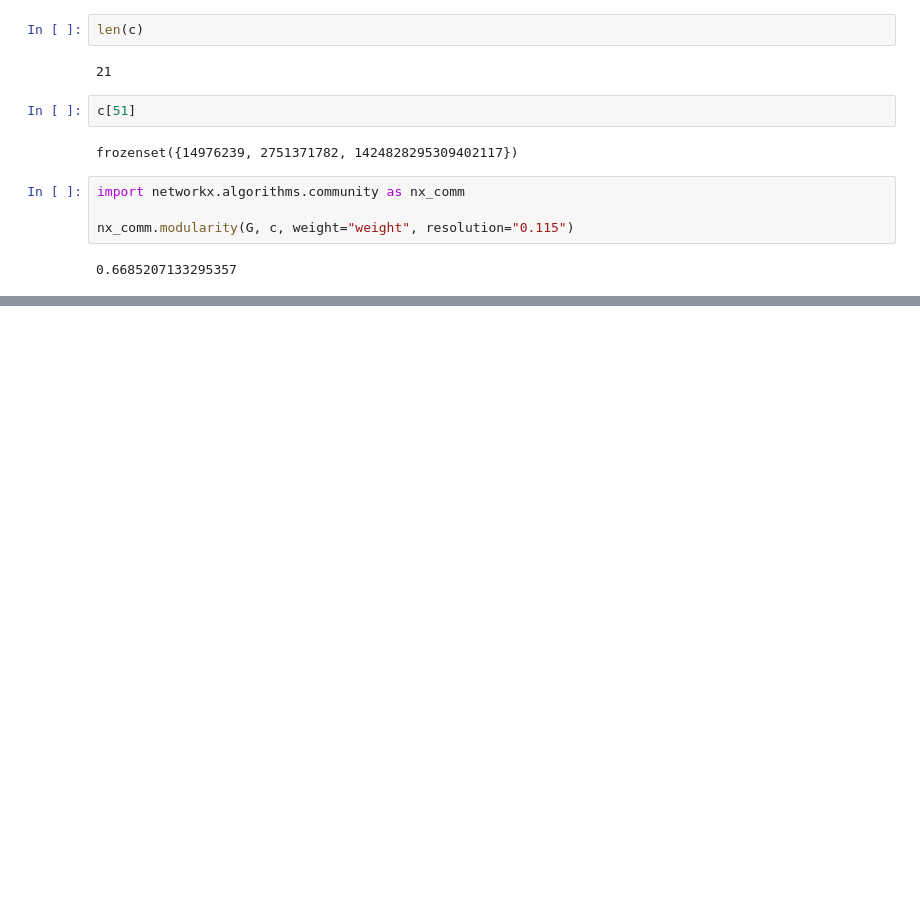
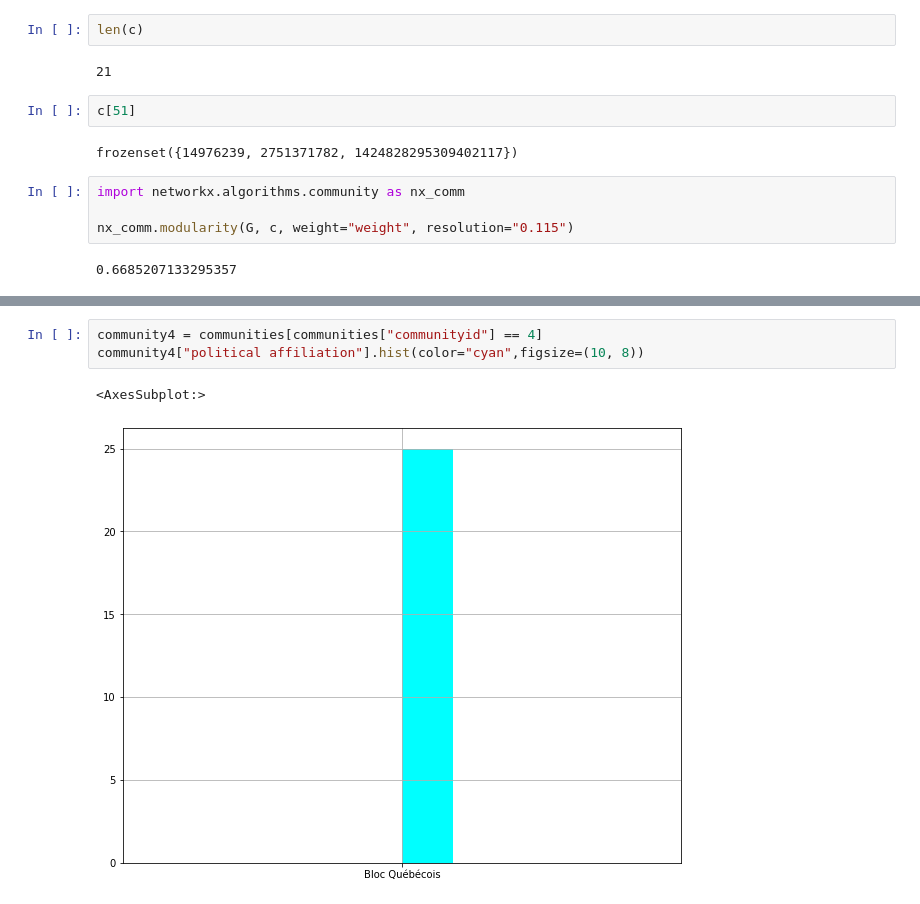
Before and after one commit to kaitlin31415/Canadian-Political-Diversification-Network-Analysis, a Jupyter notebook: Final_Full_Network/Community Analysis/Community Structures.ipynb, the cells around one changed output, grey strips where cells are left out. Cells and saved outputs as stored; diff of their text form; blank space fills up the shorter version.

```diff
--- a/Final_Full_Network/Community Analysis/Community Structures.ipynb
+++ b/Final_Full_Network/Community Analysis/Community Structures.ipynb
@@ -81,0 +111,6 @@ nx_comm.modularity(G, c, weight="weight", resolution="0.115")
+# %%
+community4 = communities[communities["communityid"] == 4]
+community4["political affiliation"].hist(color="cyan",figsize=(10, 8))
+# %% [output]
+<AxesSubplot:>
+[figure, added]
```
Also changed, not shown: parts of 8 cells of this notebook, 40 other files.
